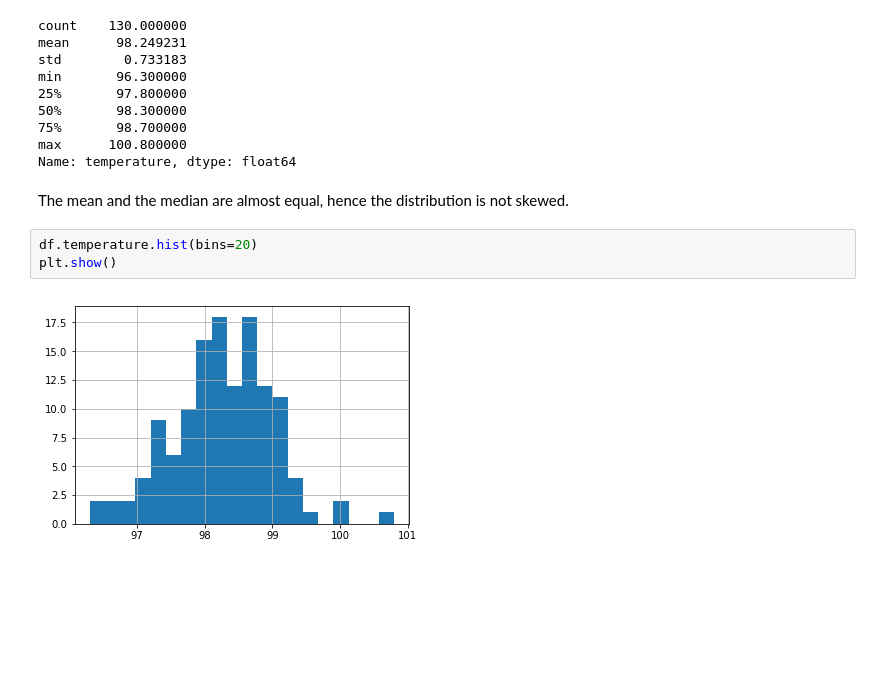
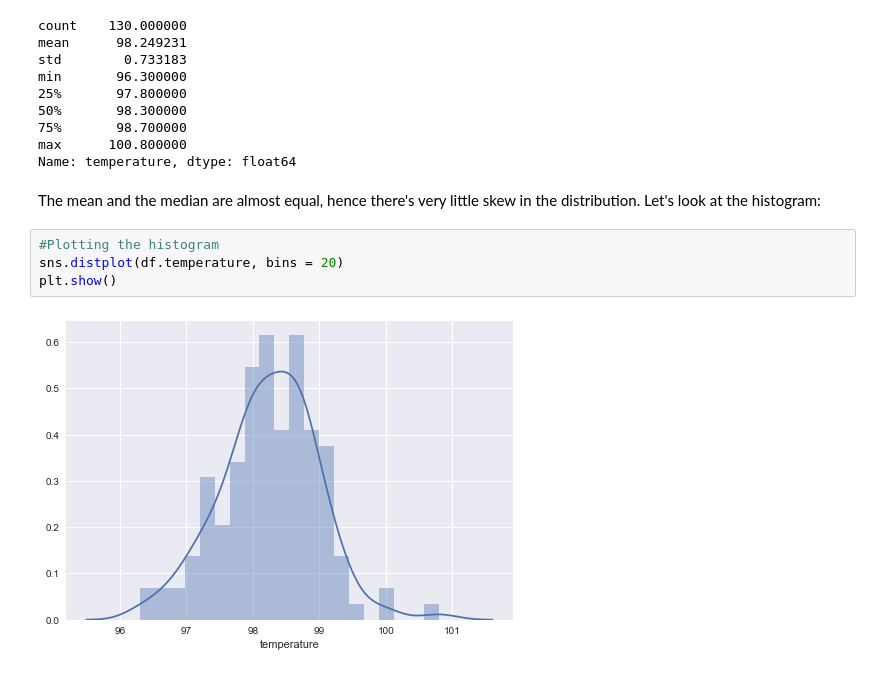
Before and after one commit to mamnunam/Springboard_Data_Science_track, a Jupyter notebook: EDA_human_temperature/sliderule_dsi_inferential_statistics_exercise_1.ipynb, the cells around one changed output. Saved outputs shown, nothing was run; the diff lists cells and outputs as text; blank space fills up the shorter version.

```diff
--- a/EDA_human_temperature/sliderule_dsi_inferential_statistics_exercise_1.ipynb
+++ b/EDA_human_temperature/sliderule_dsi_inferential_statistics_exercise_1.ipynb
@@ -90,9 +92,10 @@ min       96.300000
 max      100.800000
 Name: temperature, dtype: float64
 # %% [markdown]
-The mean and the median are almost equal, hence the distribution is not skewed.
+The mean and the median are almost equal, hence there's very little skew in the distribution. Let's look at the histogram:
 # %%
-df.temperature.hist(bins=20)
+#Plotting the histogram
+sns.distplot(df.temperature, bins = 20)
 plt.show()
 # %% [output]
-[figure, old version]
+[figure, new version]
```
Also changed, not shown: parts of 53 cells of this notebook.
